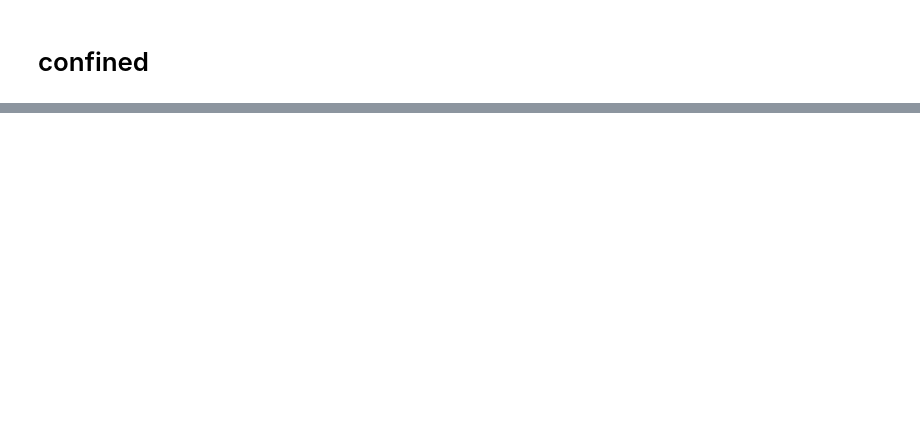
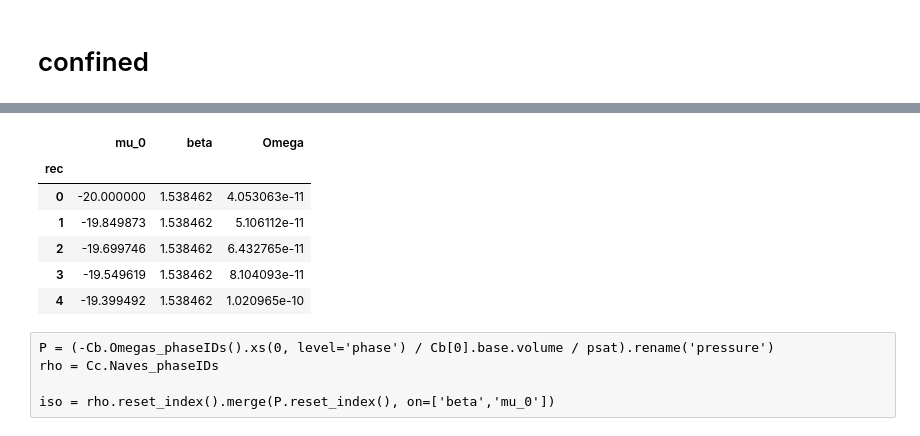
Before and after one commit to wpk-nist-gov/tmmc-lnpy, a Jupyter notebook: examples/1D/anal_1d_stuff.ipynb, the cells around one changed output, grey strips where cells are left out. Saved outputs shown, nothing was run; the diff lists cells and outputs as text; code cells hidden in the pictures; blank space fills up the shorter version.

```diff
--- a/examples/1D/anal_1d_stuff.ipynb
+++ b/examples/1D/anal_1d_stuff.ipynb
@@ -146,5 +339,5 @@ Cbulk.sort_by_mu(inplace=True)
 # %%
-psat = (-Cbulk.binodals[0].Omegas_phaseIDs() / Cbulk[0].base.volume).iloc[0]
+psat = (-Cbulk.binodals[0].Omega_phase().sel(phase=0) / Cbulk[0].base.volume).values
 # %%
 make_Omega_vs_mu_phase_plot(Cbulk)
 # %% [output]
@@ -214,0 +400,2 @@ iso = rho.reset_index().merge(P.reset_index(), on=['beta','mu_0'])
+# %%
+P = (-Cb.Omega_phase().sel(phase=0) / Cb[0].base.volume / psat).rena
@@ -214,0 +404,10 @@ iso = rho.reset_index().merge(P.reset_index(), on=['beta','mu_0'])
+# %%
+P.to_dataframe().drop('phase', axis=1).head()
+# %% [output]
+|  | mu_0 | beta | Omega |
+| rec |  |  |  |
+| 0 | -20.000000 | 1.538462 | 4.053063e-11 |
+| 1 | -19.849873 | 1.538462 | 5.106112e-11 |
+| 2 | -19.699746 | 1.538462 | 6.432765e-11 |
+| 3 | -19.549619 | 1.538462 | 8.104093e-11 |
+| 4 | -19.399492 | 1.538462 | 1.020965e-10 |
@@ -215,3 +416,8 @@ iso = rho.reset_index().merge(P.reset_index(), on=['beta','mu_0'])
+# %% [raw]
+P = (-Cb.Omegas_phaseIDs().xs(0, level='phase') / Cb[0].base.volume / psat).rename('pressure')
+rho = Cc.Naves_phaseIDs
+
+iso = rho.reset_index().merge(P.reset_index(), on=['beta','mu_0'])
 # %%
 fig,ax = plt.subplots(figsize=(10,10))
 for phase, g in iso.groupby('phase'):
```
Also changed, not shown: parts of 39 cells of this notebook, 6 other files.
